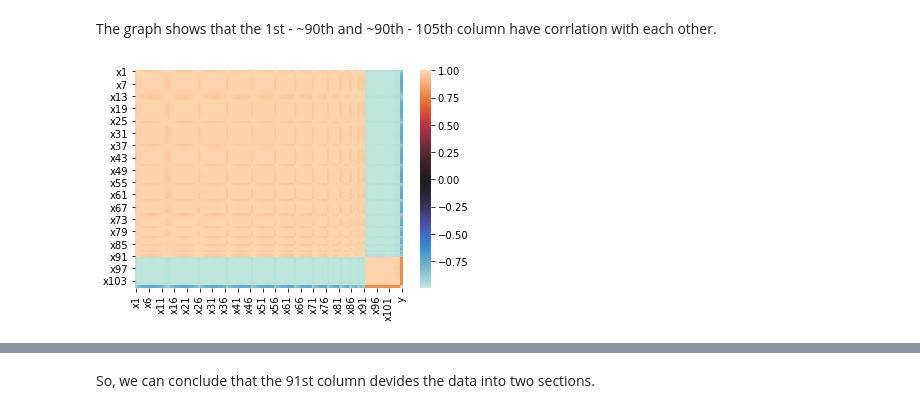
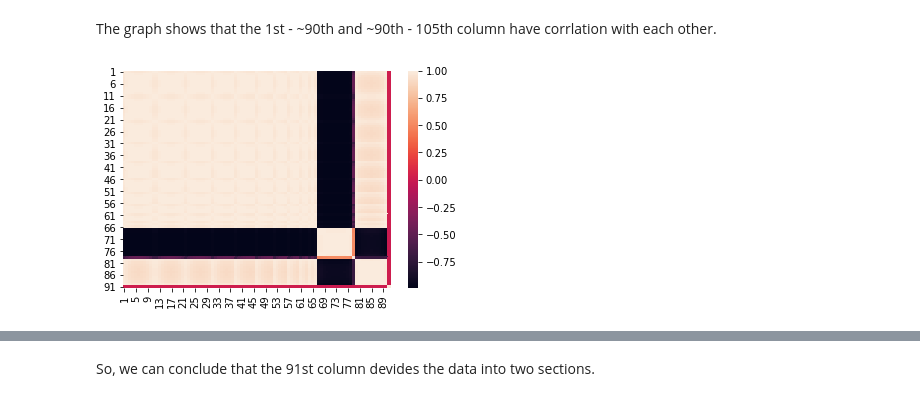
Before and after one commit to parsa-rangriz/ML, a Jupyter notebook: Data Analysis.ipynb, the cells around one changed output, grey strips where cells are left out. Cells and saved outputs as stored; diff of their text form; code cells hidden in the pictures.

```diff
--- a/Data Analysis.ipynb
+++ b/Data Analysis.ipynb
@@ -67,8 +67,7 @@ corr
 # %% [markdown]
 The graph shows that the 1st - ~90th and ~90th - 105th column have corrlation with each other.
 # %%
-corr = data.corr()
-sns.heatmap(corr, center = 0)
+sns.heatmap(corr.iloc[0:91,0:91])
 plt.show()
 # %% [output]
-[figure, old version]
+[figure, new version]
```
Also changed, not shown: parts of 21 cells of this notebook.
